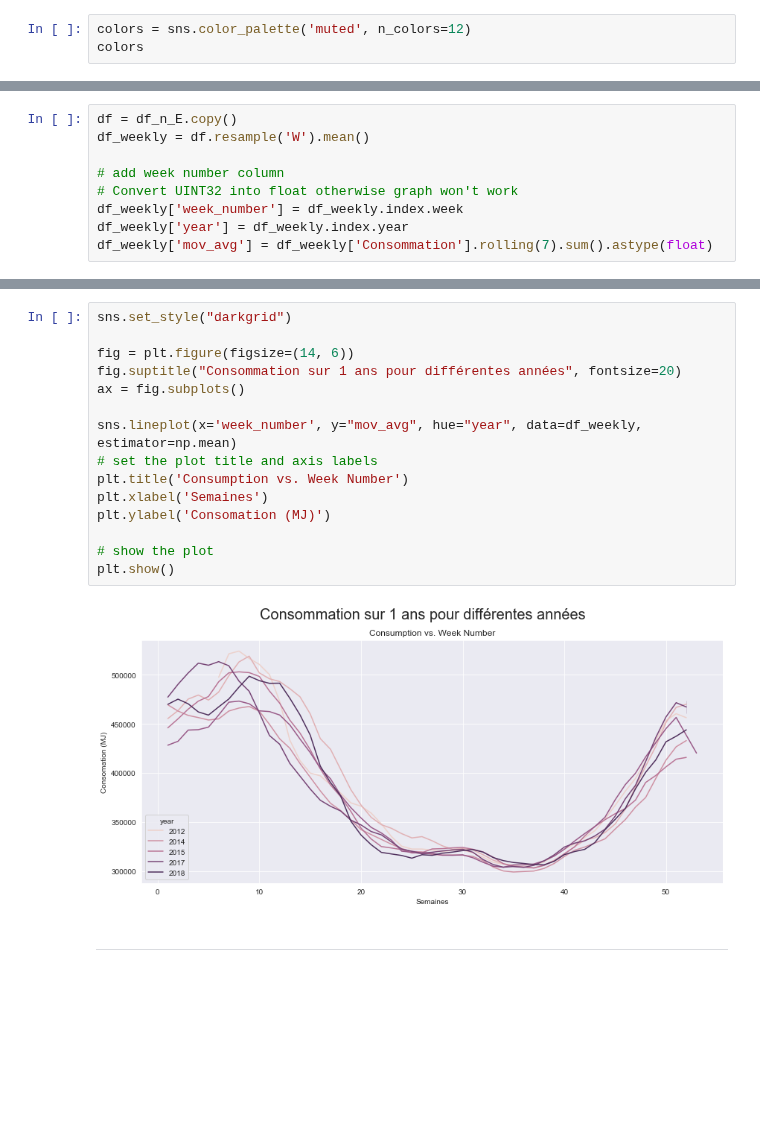
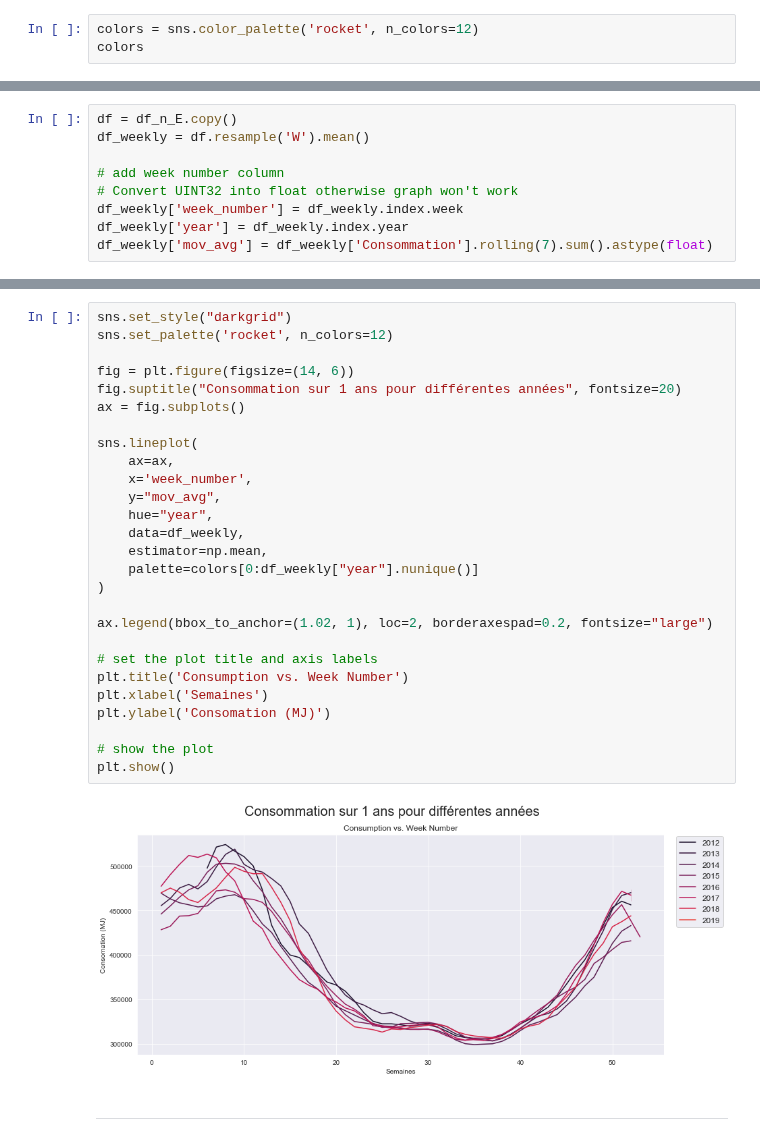
Before and after one commit to ManuLabricole/CDN-Statistique, a Jupyter notebook: Notebooks/Stat_descriptives_part2_mise_en_pratique.ipynb, the cells around one changed output, grey strips where cells are left out. Drawn from its saved outputs; the diff is of its cells as text; blank space fills up the shorter version.

Commit message:
graphic overall energy sources done

```diff
--- a/Notebooks/Stat_descriptives_part2_mise_en_pratique.ipynb
+++ b/Notebooks/Stat_descriptives_part2_mise_en_pratique.ipynb
@@ -487,6 +488,6 @@ df_n_E.resample("W").mean()
 | 2019-01-06 | 62406.187500 | 371.354167 | 10.895833 | 5058.166667 | 55921.895833 | 1623.770833 | 389.333333 | 5231.145833 | -1116.041667 | ... |
 367 rows × 10 columns
 # %%
-colors = sns.color_palette('muted', n_colors=12)
+colors = sns.color_palette('rocket', n_colors=12)
 colors
 # %% [output]
@@ -553,20 +557,32 @@ df_weekly['mov_avg'] = df_weekly['Consommation'].rolling(7).sum().astype(float)
 # %%
 sns.set_style("darkgrid")
+sns.set_palette('rocket', n_colors=12)
 
 fig = plt.figure(figsize=(14, 6))
 fig.suptitle("Consommation sur 1 ans pour différentes années", fontsize=20)
 ax = fig.subplots()
 
-sns.lineplot(x='week_number', y="mov_avg", hue="year", data=df_weekly, estimator=np.mean)
+sns.lineplot(
+    ax=ax,
+    x='week_number',
+    y="mov_avg",
+    hue="year",
+    data=df_weekly,
+    estimator=np.mean,
+    palette=colors[0:df_weekly["year"].nunique()]
+)
+
+ax.legend(bbox_to_anchor=(1.02, 1), loc=2, borderaxespad=0.2, fontsize="large")
+
 # set the plot title and axis labels
 plt.title('Consumption vs. Week Number')
 plt.xlabel('Semaines')
 plt.ylabel('Consomation (MJ)')
 
 # show the plot
 plt.show()
 # %% [output]
-[figure, old version]
+[figure, new version]
 # %% [markdown]
 -------
 # %% [raw]
```
Also changed, not shown: parts of 9 cells of this notebook, 1 other file.
